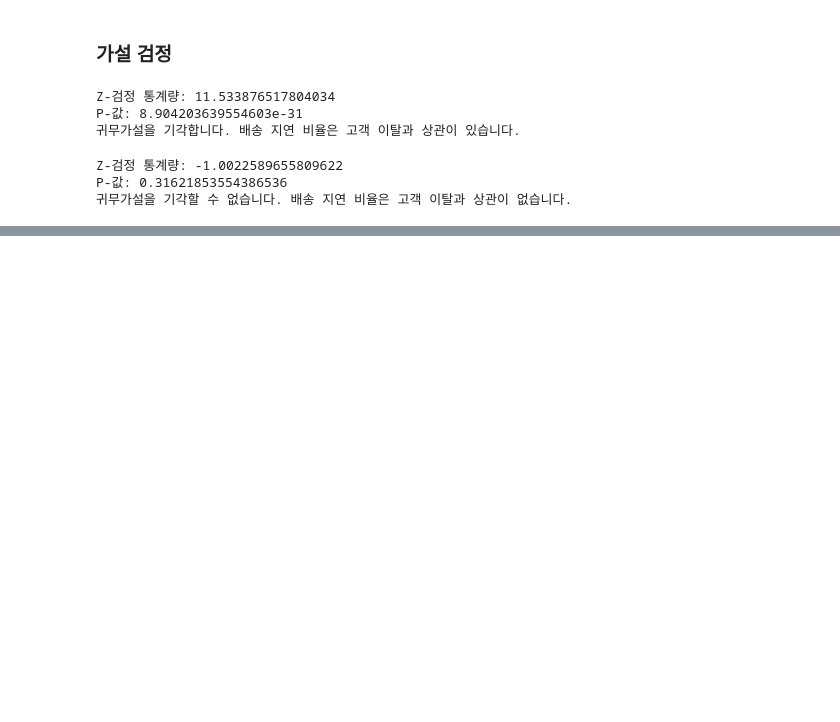
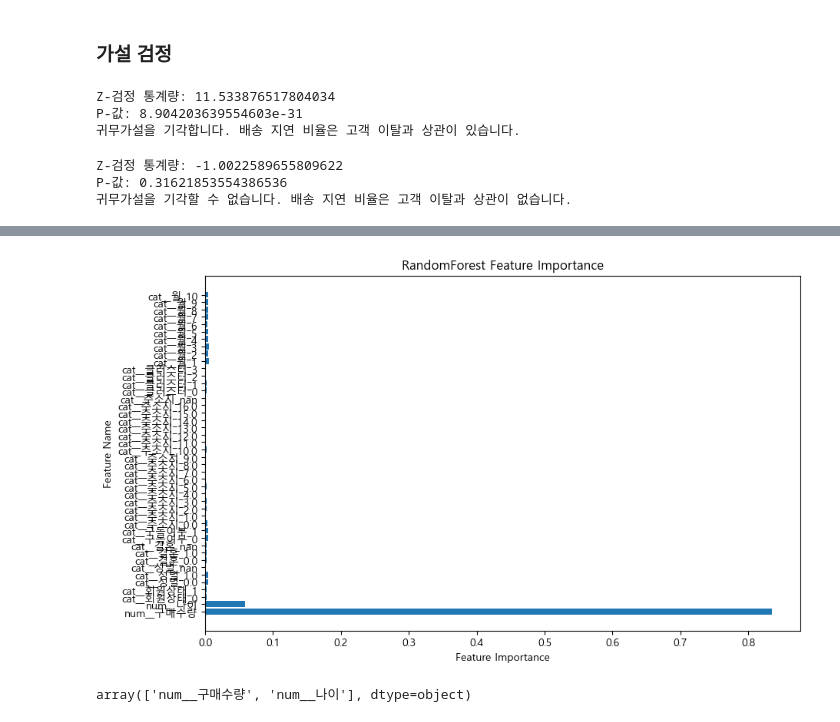
Before and after one commit to dldbwns23/DSA17_project, a Jupyter notebook: lyj_EDA_preprocess.ipynb, the cells around one changed output, grey strips where cells are left out. Saved outputs shown, nothing was run; the diff lists cells and outputs as text; code cells hidden in the pictures; blank space fills up the shorter version.

Commit message:
feature 4 delivery model

```diff
--- a/lyj_EDA_preprocess.ipynb
+++ b/lyj_EDA_preprocess.ipynb
@@ -880,0 +1049,17 @@ P-값: 0.31621853554386536
+# %%
+import numpy as np
+import pandas as pd
+import datetime
+from sklearn.model_selection import train_test_split
+from sklearn.preprocessing import OneHotEncoder, StandardScaler
+from sklearn.compose import ColumnTransformer
+from sklearn.ensemble import RandomForestClassifier
+from sklearn.metrics import confusion_matrix, classification_report
+from imblearn.over_sampling import SMOTE  # 불균형 데이터 처리
+
+memberwise_delivery = df_sales.pivot_table(index=['회원번호', '주문일시', '배송완료일'], values='구매수량', aggfunc='count').reset_index()
+memberwise_delivery[['주문일시', '배송완료일']] = memberwise_delivery[['주문일시', '배송완료일']].apply(pd.to_datetime)
+
+temp3 = pd.merge(df_member, memberwise_delivery)
+# 1. 타겟 변수 (배송지연) 재설정
+temp3['배송지연'] = ((temp3['배송완료일'] - temp3['주문일시']) > datetime.timedelta(days=2)).astype(int)
@@ -880,0 +1342,19 @@ P-값: 0.31621853554386536
+# %%
+import matplotlib.pyplot as plt
+
+feature_importances = model.feature_importances_
+feature_names = preprocessor.get_feature_names_out()
+
+plt.figure(figsize=(10, 6))
+plt.barh(feature_names, feature_importances)
+plt.xlabel("Feature Importance")
+plt.ylabel("Feature Name")
+plt.title("RandomForest Feature Importance")
+plt.show()
+
+threshold = 0.01  # 중요도가 1% 이하인 변수 제거
+selected_features = feature_names[feature_importances > threshold]
+selected_features
+# %% [output]
+[figure, added]
+array(['num__구매수량', 'num__나이'], dtype=object)
```
Also changed, not shown: parts of 24 cells of this notebook.
